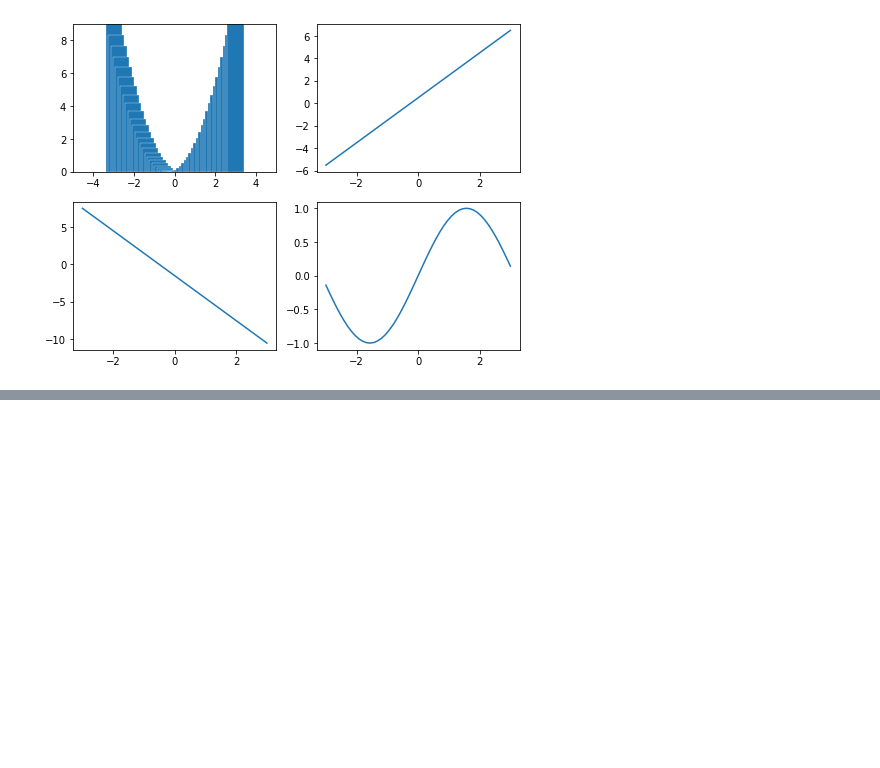
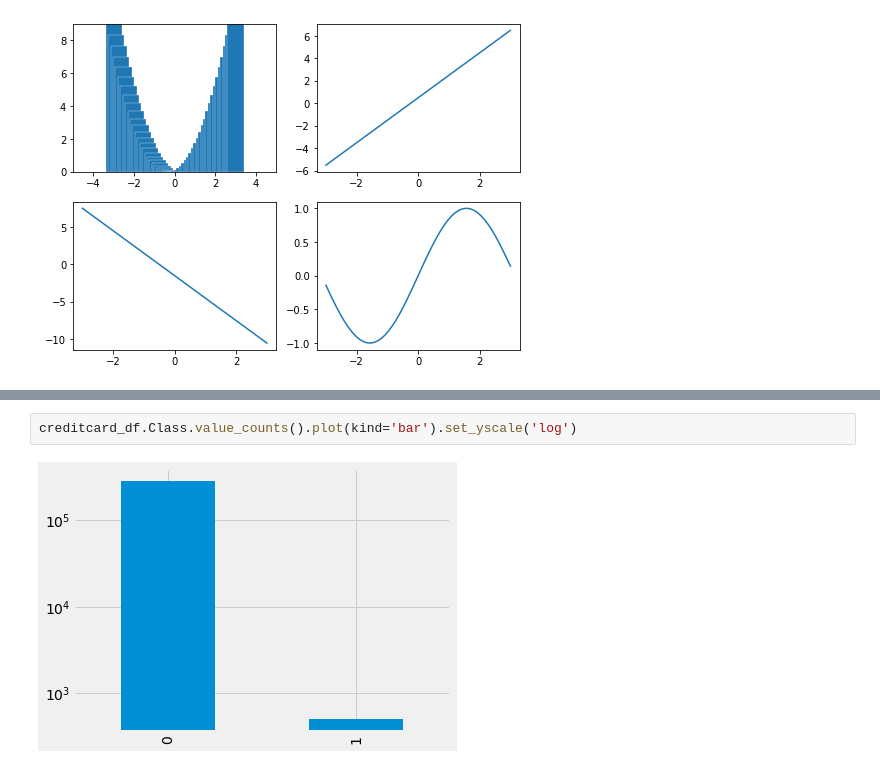
Before and after one commit to Haikson/PythonDS, a Jupyter notebook: unit1/task3.ipynb, the cells around one changed output, grey strips where cells are left out. Cells and saved outputs as stored; diff of their text form; blank space fills up the shorter version.

```diff
--- a/unit1/task3.ipynb
+++ b/unit1/task3.ipynb
@@ -112,0 +137,4 @@ fig.show()
+# %%
+creditcard_df.Class.value_counts().plot(kind='bar').set_yscale('log')
+# %% [output]
+[figure, added]
```
Also changed, not shown: parts of 4 cells of this notebook.
